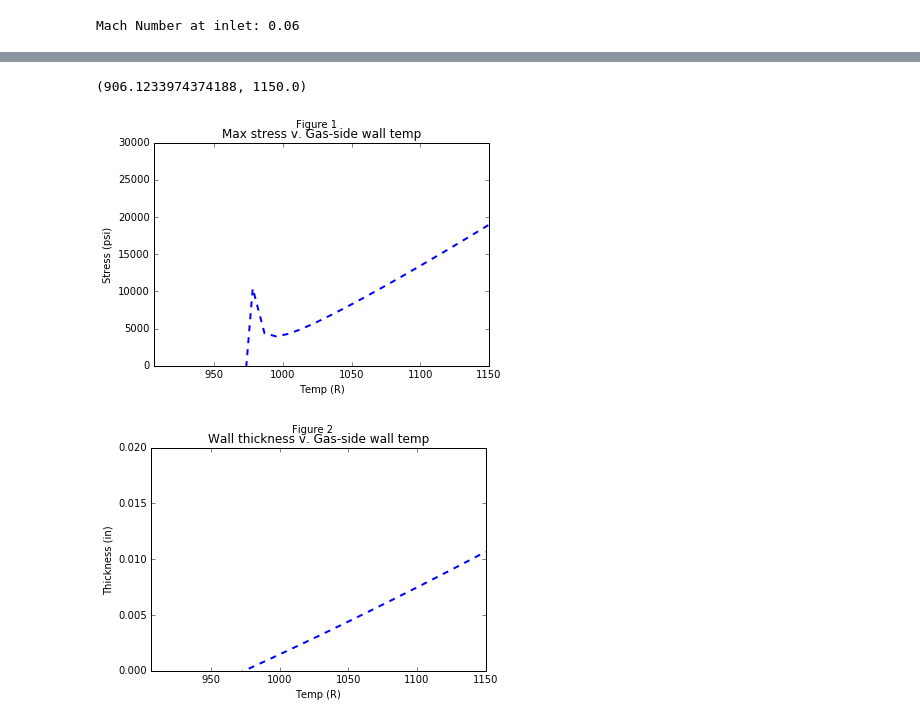
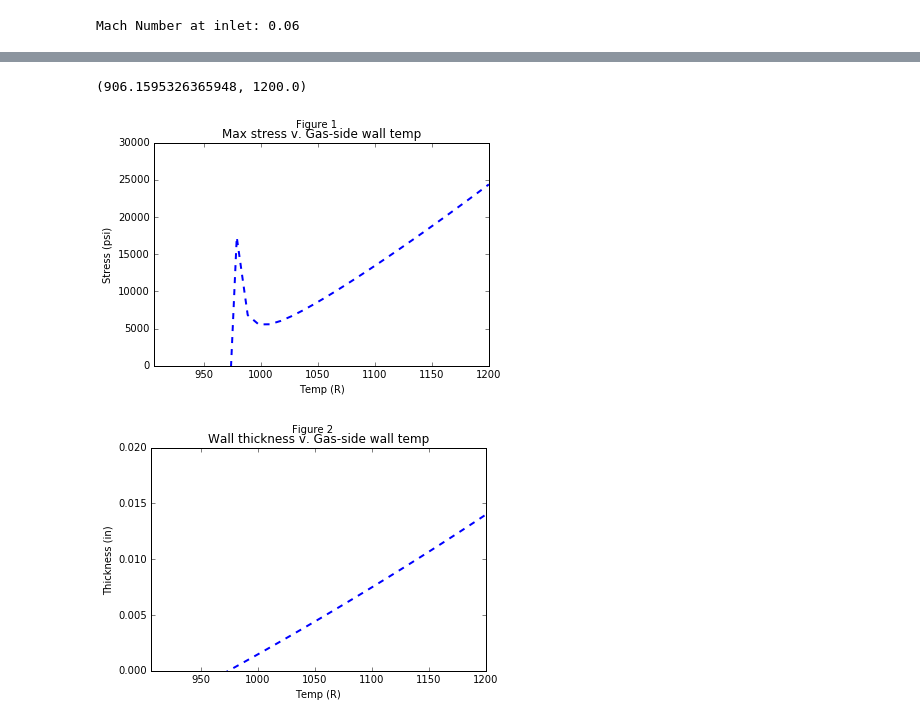
Before and after one commit to psas/liquid-propellant-engine, a Jupyter notebook: Nozzle_Construction/LFRE.ipynb, the cells around one changed output, grey strips where cells are left out. Cells and saved outputs as stored; diff of their text form; code cells hidden in the pictures.

```diff
--- a/Nozzle_Construction/LFRE.ipynb
+++ b/Nozzle_Construction/LFRE.ipynb
@@ -203,7 +203,7 @@ Inlet,          Ti (R):         5485.84
 Props = [
     #     a              E              k          Twg        v         RA
     ["0.000008065" , "25450000" , "0.000225694" , "1700" , "0.274" , "0.00065"], # 0 Inconel
-    ["0.000014"    , "10200000" , "0.001716667" , "1150" , "0.33"  , "0.00059"], # 1 Aluminum
+    ["0.000014"    , "10200000" , "0.001716667" , "1200" , "0.33"  , "0.00059"], # 1 Aluminum
     ["0.0000069"   , "30000000" , "0.000333333" , "2563" , "0.29"  , "0.00039"], # 2 Cobalt Chrome
     ["0.000032724" , "16100000" , "0.000111667" , "3479" , "0.31"  , "0.00065"]  # 3 Titanium
         ]
@@ -236,30 +236,29 @@ RA       = float(RA_.value)       #RA surface roughness of nozzle material
 # %%
 #Define User Inputs for Equation Variables, assign values to default values
 
-ARhb_     = widgets.Text("3",             description="Cooling channel aspect ratio at throat",        width=60 )
+ARhb_     = widgets.Text("12.5",          description="Cooling channel aspect ratio at throat",        width=60 )
 Bpf_      = widgets.Text("688.67",        description="Boiling Point of Fuel, Bpf (deg R)",            width=100)
 CpFuel_   = widgets.Text("0.5876",        description="Specific heat of pure Fuel, CpFuel (BTU/lb-F)", width=100)
 DelPi_    = widgets.Text("87.5",          description="Injector pressure drop, DelPi (lbf/in^2)",      width=60 )
-Hvapf_    = widgets.Text("36800",         description="Fuel heat of vaporization, Hvapf (J/mol)",     width=60 )
-Lc_       = widgets.Text("3.5",           description="Chamber Length, Lc (in) ",                      width=60 )
-Lstar_    = widgets.Text("50",            description="Characteristic Chamber Length, L* (in) ",       width=60 )
+Hvapf_    = widgets.Text("36800",         description="Fuel heat of vaporization, Hvapf (J/mol)",      width=60 )
+Lstar_    = widgets.Text("28",            description="Characteristic Chamber Length, L* (in) ",       width=60 )
 nc_       = widgets.Text("1.075",         description="Nucleate boiling factor of safety, nc",         width=60 )
 Pco_      = widgets.Text("550",           description="Initial fuel pressure, Pco (lbf/in^2)",         width=60 )
 Tt_       = widgets.Text("5232.4",        description="Throat Temperature (deg R)",                    width=80 )
 eta_      = widgets.Text("0.90",          description="Combustion efficiency",                         width=60 )
-
+edafilm_  = widgets.Text("0.8",           description="Correction factor from film cooling for Taw",   width=60 )
 #Display user input text boxes
 display(ARhb_)
 display(Bpf_)
 display(CpFuel_)
 display(DelPi_)
 display(Hvapf_)
-display(Lc_)
 display(Lstar_)
 display(nc_)
 display(Pco_)
 display(Tt_)
 display(eta_)
+display(edafilm_)
 # %%
 #Convert string entries to floats
 ARhb     = float(ARhb_.value)     #Cooling channel aspect ratio
@@ -267,12 +266,12 @@ Bpf      = float(Bpf_.value)      #Boiling Point of fuel
 CpFuel   = float(CpFuel_.value)   #Specific Heat of pure fuel
 DelPi    = float(DelPi_.value)    #Pressure drop across injector
 Hvapf    = float(Hvapf_.value)    #Fuel heat of vaporization
-Lc       = float(Lc_.value)       #Length of Combustion Chamber
 Lstar    = float(Lstar_.value)    #Characteristic Chamber Length
 nc       = float(nc_.value)       #Nucleate boiling factor of safety
 Pco      = float(Pco_.value)      #Initial fuel pressure
 Tt       = float(Tt_.value)       #Temperature of throat flow
 eta      = float(eta_.value)      #Combustion efficiency
+edafilm  = float(edafilm_.value)  #Adiabadic wall temperature correction factor due to film cooling
 # %%
 #Performance Parameters
 
@@ -417,15 +419,15 @@ while (abs(n_g-n)>0):
     n_g   = n
     bt    = (2*(rt+t)*pi/n_g-t)
     d     = 2*ARhb*bt**2/(ARhb+1)/bt
-    Vco   = 10000/rhof/d*muf              #needed velocity for turbulent flow in in/s
-    A_u   = wdotf/rhof/Vco                #unobstructed cross sectional area
+    Vco   = 3200/rhof/d*muf               #needed velocity for turbulent flow in in/s
+    A_u   = (wdotf+Gc*Acool)/rhof/Vco                #unobstructed cross sectional area
 
     #find min number of channels for ideal ratio
     L = Symbol('L')
     n = round(solve(L*t+(A_u*L/ARhb)**0.5-(2*rt+2*t)*math.pi,L)[0])
 
-Vco    = 10000/rhof/d*muf                  #needed velocity for turbulent flow in in/s
-A_u    = wdotf/rhof/Vco                    #unobstructed cross sectional area
+Vco    = 3200/rhof/d*muf                   #velocity for chosen reynolds number
+A_u    = (wdotf+Gc*Acool)/rhof/Vco                    #unobstructed cross sectional area
 
 #cooling channel geometry
 bt     = (2*rt+t)*math.pi/n-t              #base width at throat
@@ -439,13 +441,15 @@ Re     = rhof*Vco*d/muf                    #Reynolds number of channel
 
 #friction factor
 
-f=0.2
-F=0
+if Re > 4000:
+    f=0.2
+    F=0
 
-while (abs(f-F)>0.000000000001):
-    F=(f+F)/2
-    f=(1/(-2*math.log10(RA/3.71/d+2.51/Re/F**0.5)))**2
-
+    while (abs(f-F)>0.000000000001):
+        F=(f+F)/2
+        f=(1/(-2*math.log10(RA/3.71/d+2.51/Re/F**0.5)))**2
+else:
+    f=64/Re
 #calculate pressure drop of a cooling channel
 #to do this we must:
 #calculate arc length of parametric equations (or use solidworks for now...)
@@ -505,29 +509,29 @@ import matplotlib.pyplot as plt
 # %%
 x = np.linspace(Tbulk,Twg)
 
 #figure 1 Max stress v. Gas side wall temp
 plt.figure(1)
-line, = plt.plot(x,(Pco-Pt)*rccht/(k/((((0.026/(2*rt)**0.2*(mucc**0.2*Cp/Pr**0.6)*(Pcns*g/cstar)**0.8*(2*rt/rmean)**0.1)*((1/((.5*x/Tcns*(1+(gam-1)/2)+.5)**0.68*(1+(gam+1)/2)**0.12)))))*(Tawt-x))*(x-Tcc))+E*a*q*(k/((((0.026/(2*rt)**0.2*(mucc**0.2*Cp/Pr**0.6)*(Pcns*g/cstar)**0.8*(2*rt/rmean)**0.1)*((1/((.5*x/Tcns*(1+(gam-1)/2)+.5)**0.68*(1+(gam+1)/2)**0.12)))))*(Tawt-x))*(x-Tcc))/2/(1-v)/k, '--', linewidth=2)
+line, = plt.plot(x,(Pco-Pt)*rccht/(k/((((0.026/(2*rt)**0.2*(mucc**0.2*Cpg/Pr**0.6)*(Pcns*g/cstar)**0.8*(2*rt/rmean)**0.1)*((1/((.5*x/Tcns*(1+(gam-1)/2)+.5)**0.68*(1+(gam+1)/2)**0.12)))))*(Tawt-x))*(x-Tcc))+E*a*q*(k/((((0.026/(2*rt)**0.2*(mucc**0.2*Cpg/Pr**0.6)*(Pcns*g/cstar)**0.8*(2*rt/rmean)**0.1)*((1/((.5*x/Tcns*(1+(gam-1)/2)+.5)**0.68*(1+(gam+1)/2)**0.12)))))*(Tawt-x))*(x-Tcc))/2/(1-v)/k, '--', linewidth=2)
 plt.suptitle("Figure 1")
 plt.title("Max stress v. Gas-side wall temp")
 plt.xlabel("Temp (R)")
 plt.ylabel("Stress (psi)")
 plt.ylim([0,30000])
 plt.xlim([Twc,Twg])
 
 #figure 2 Wall thickness v. gas side wall temp
 plt.figure(2)
-line, = plt.plot(x,k/((((0.026/(2*rt)**0.2*(mucc**0.2*Cp/Pr**0.6)*(Pcns*g/cstar)**0.8*(2*rt/rmean)**0.1)*((1/((.5*x/Tcns*(1+(gam-1)/2)+.5)**0.68*(1+(gam+1)/2)**0.12)))))*(Tawt-x))*(x-Tcc), '--', linewidth=2)
+line, = plt.plot(x,k/((((0.026/(2*rt)**0.2*(mucc**0.2*Cpg/Pr**0.6)*(Pcns*g/cstar)**0.8*(2*rt/rmean)**0.1)*((1/((.5*x/Tcns*(1+(gam-1)/2)+.5)**0.68*(1+(gam+1)/2)**0.12)))))*(Tawt-x))*(x-Tcc), '--', linewidth=2)
 plt.suptitle("Figure 2")
 plt.title("Wall thickness v. Gas-side wall temp")
 plt.xlabel("Temp (R)")
 plt.ylabel("Thickness (in)")
 plt.ylim([0,0.020])
 plt.xlim([Twc,Twg])
 # %% [output]
-(906.1233974374188, 1150.0)
+(906.1595326365948, 1200.0)
-[figure, old version]
+[figure, new version]
-[figure, old version]
+[figure, new version]
 # %%
 rcc = math.sqrt((At*epsilonc)/math.pi)
 #Parametric Equations
```
Also changed, not shown: parts of 18 cells of this notebook.
